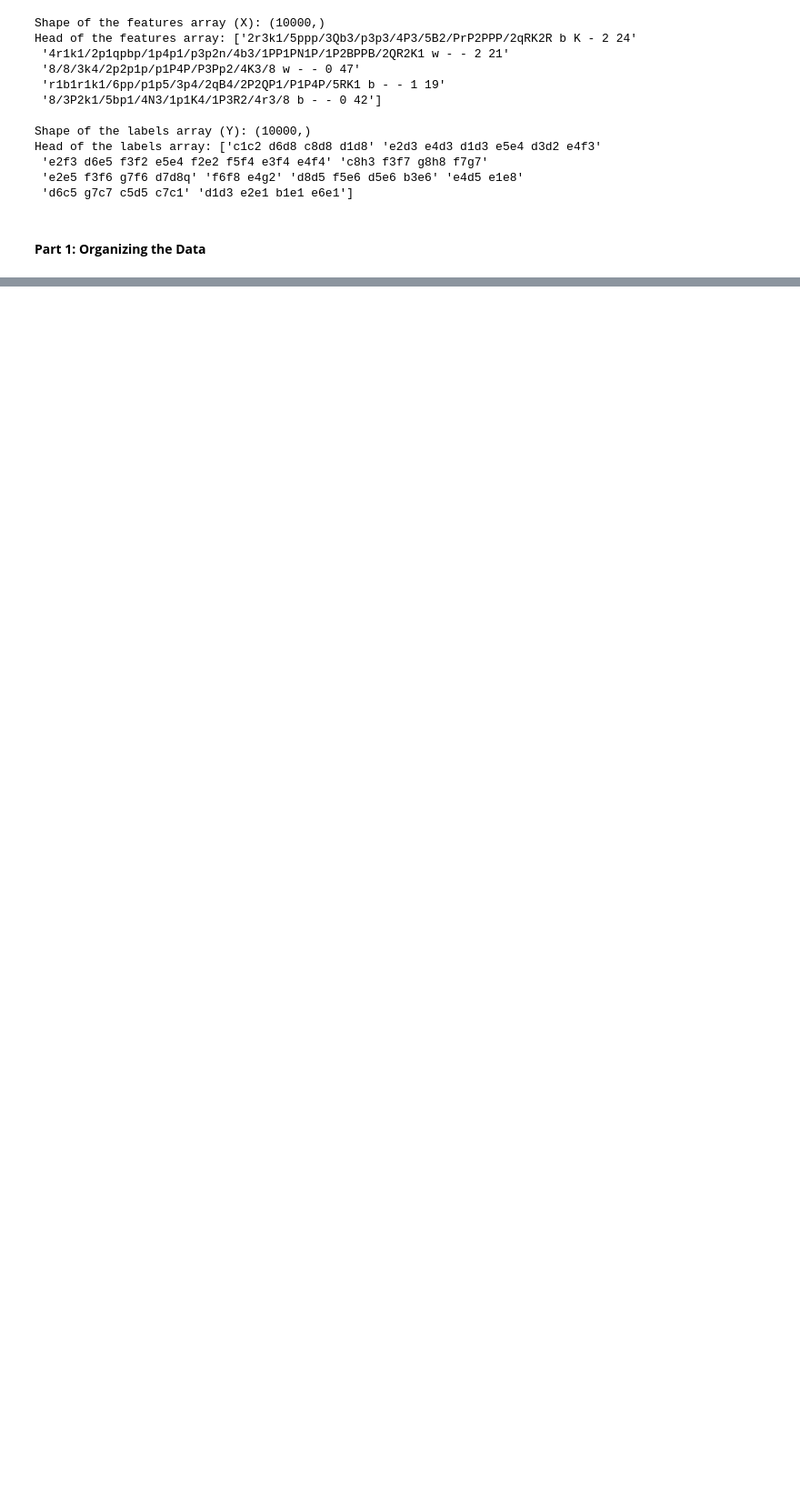
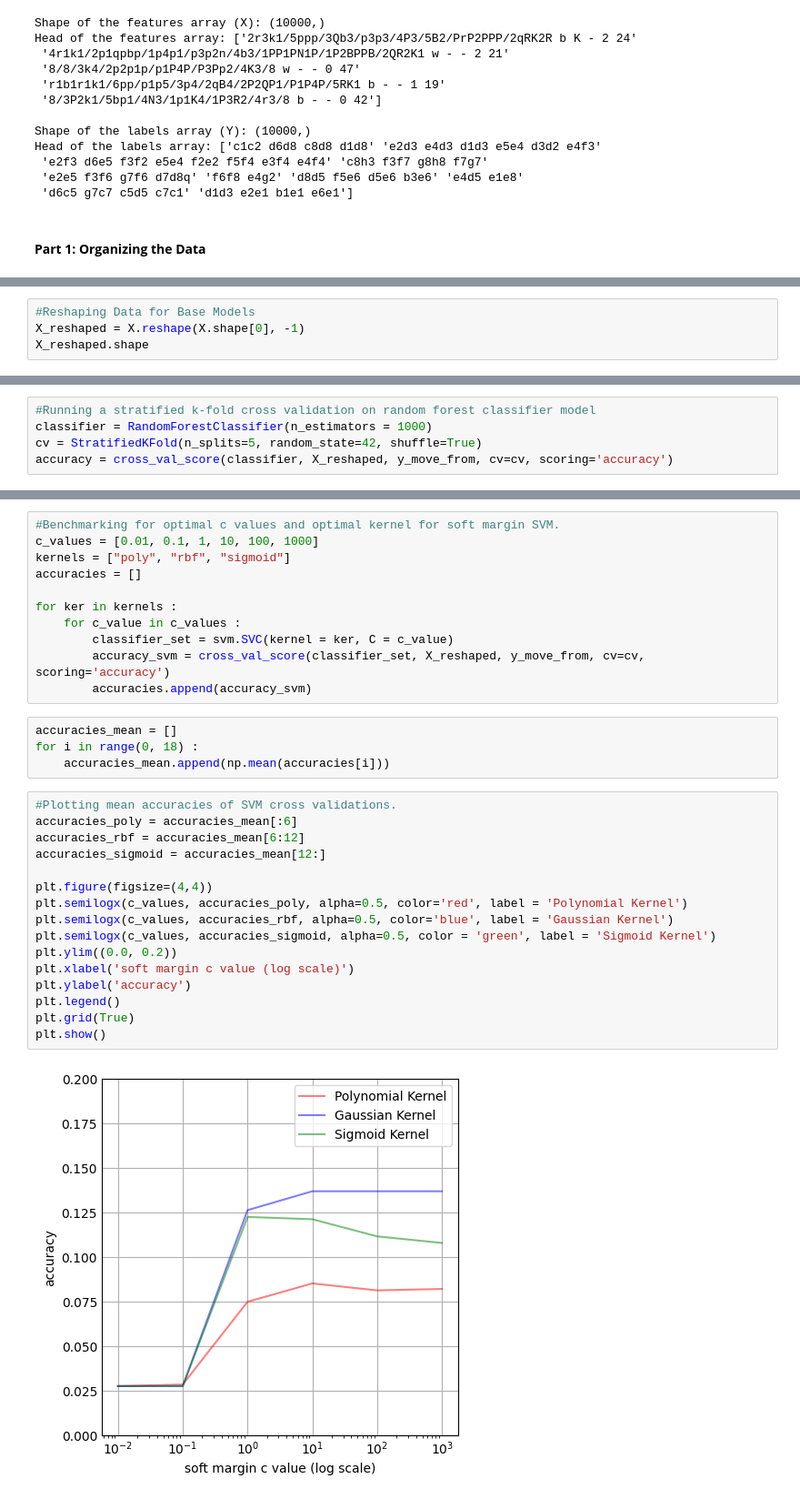
Before and after one commit to mtselvaggio25/CS345-Project, a Jupyter notebook: CS345 Project.ipynb, the cells around one changed output, grey strips where cells are left out. Shown: that part at 91% size. Cells and saved outputs as stored; diff of their text form; blank space fills up the shorter version.

Commit message:
Impementing SVM and Random Forest base models

```diff
--- a/CS345 Project.ipynb
+++ b/CS345 Project.ipynb
@@ -213,0 +214,4 @@ y_move_to = np.array(labels)
+# %%
+#Reshaping Data for Base Models
+X_reshaped = X.reshape(X.shape[0], -1)
+X_reshaped.shape
@@ -213,0 +222,5 @@ y_move_to = np.array(labels)
+# %%
+#Running a stratified k-fold cross validation on random forest classifier model
+classifier = RandomForestClassifier(n_estimators = 1000)
+cv = StratifiedKFold(n_splits=5, random_state=42, shuffle=True)
+accuracy = cross_val_score(classifier, X_reshaped, y_move_from, cv=cv, scoring='accuracy')
@@ -213,0 +235,33 @@ y_move_to = np.array(labels)
+# %%
+#Benchmarking for optimal c values and optimal kernel for soft margin SVM.
+c_values = [0.01, 0.1, 1, 10, 100, 1000]
+kernels = ["poly", "rbf", "sigmoid"]
+accuracies = []
+
+for ker in kernels :
+    for c_value in c_values :
+        classifier_set = svm.SVC(kernel = ker, C = c_value)
+        accuracy_svm = cross_val_score(classifier_set, X_reshaped, y_move_from, cv=cv, scoring='accuracy')
+        accuracies.append(accuracy_svm)
+# %%
+accuracies_mean = []
+for i in range(0, 18) :
+    accuracies_mean.append(np.mean(accuracies[i]))
+# %%
+#Plotting mean accuracies of SVM cross validations.
+accuracies_poly = accuracies_mean[:6]
+accuracies_rbf = accuracies_mean[6:12]
+accuracies_sigmoid = accuracies_mean[12:]
+
+plt.figure(figsize=(4,4))
+plt.semilogx(c_values, accuracies_poly, alpha=0.5, color='red', label = 'Polynomial Kernel')
+plt.semilogx(c_values, accuracies_rbf, alpha=0.5, color='blue', label = 'Gaussian Kernel')
+plt.semilogx(c_values, accuracies_sigmoid, alpha=0.5, color = 'green', label = 'Sigmoid Kernel')
+plt.ylim((0.0, 0.2))
+plt.xlabel('soft margin c value (log scale)')
+plt.ylabel('accuracy')
+plt.legend()
+plt.grid(True)
+plt.show()
+# %% [output]
+[figure, added]
```
Also changed, not shown: parts of 10 cells of this notebook.
